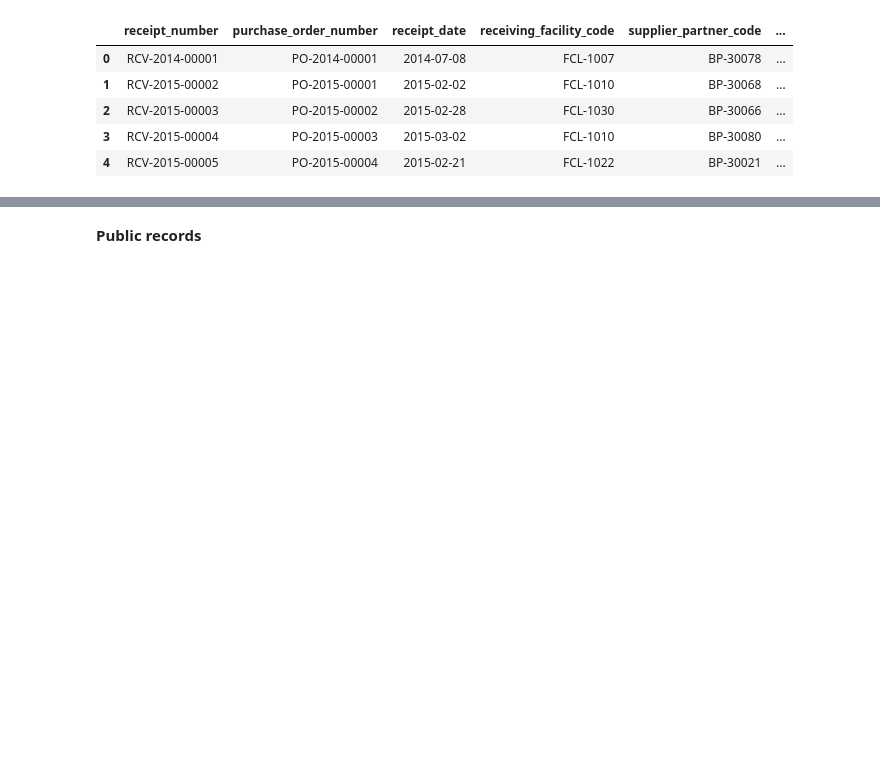
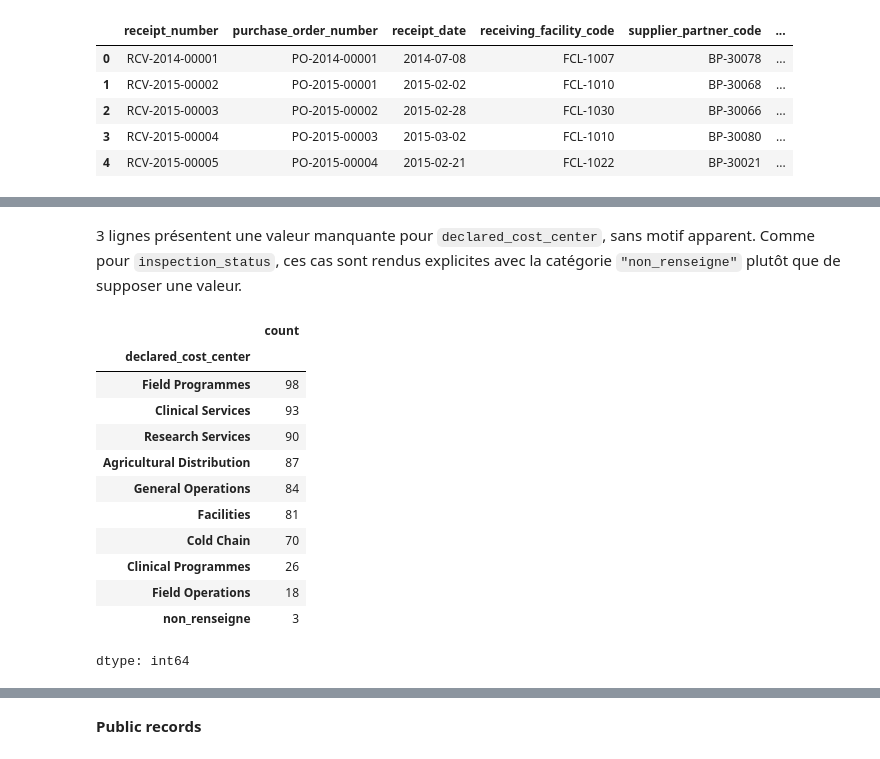
Before and after one commit to Sheik-info/20262027-UE-DataMining-Project, a Jupyter notebook: Base_notebook_to_complete.ipynb, the cells around one changed output, grey strips where cells are left out. Cells and saved outputs as stored; diff of their text form; code cells hidden in the pictures; blank space fills up the shorter version.

```diff
--- a/Base_notebook_to_complete.ipynb
+++ b/Base_notebook_to_complete.ipynb
@@ -511,0 +555,19 @@ df_rcv.head()
+# %% [markdown]
+3 lignes présentent une valeur manquante pour `declared_cost_center`, sans motif apparent. Comme pour `inspection_status`, ces cas sont rendus explicites avec la catégorie `"non_renseigne"` plutôt que de supposer une valeur.
+# %%
+df_po['declared_cost_center'] = df_po['declared_cost_center'].fillna('non_renseigne')
+df_po['declared_cost_center'].value_counts()
+# %% [output]
+|  | count |
+| declared_cost_center |  |
+| Field Programmes | 98 |
+| Clinical Services | 93 |
+| Research Services | 90 |
+| Agricultural Distribution | 87 |
+| General Operations | 84 |
+| Facilities | 81 |
+| Cold Chain | 70 |
+| Clinical Programmes | 26 |
+| Field Operations | 18 |
+| non_renseigne | 3 |
+dtype: int64
```
Also changed, not shown: parts of 7 cells of this notebook.
